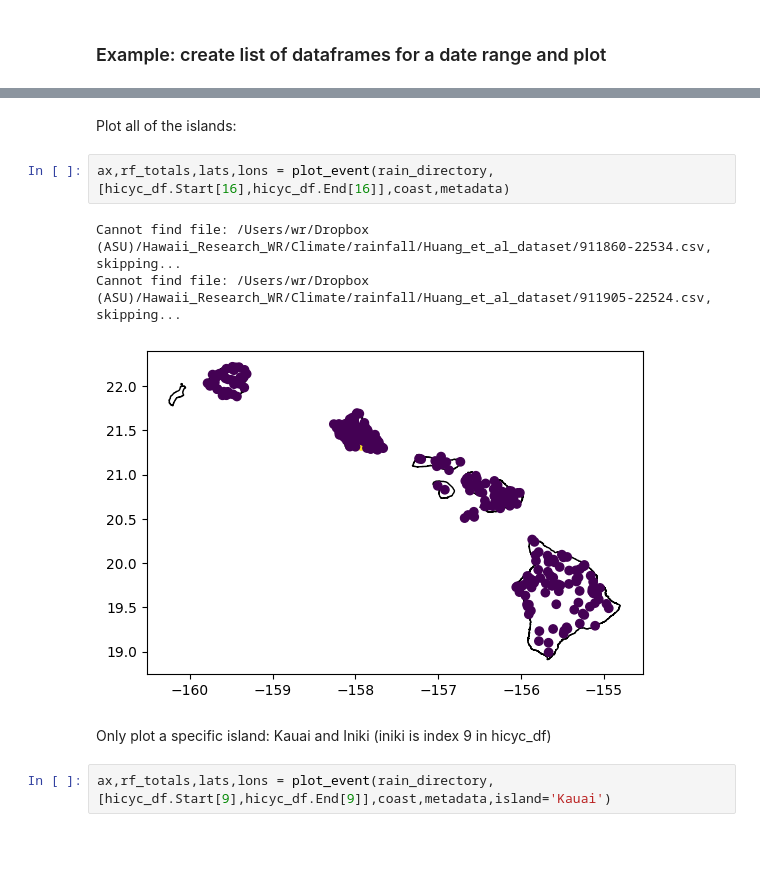
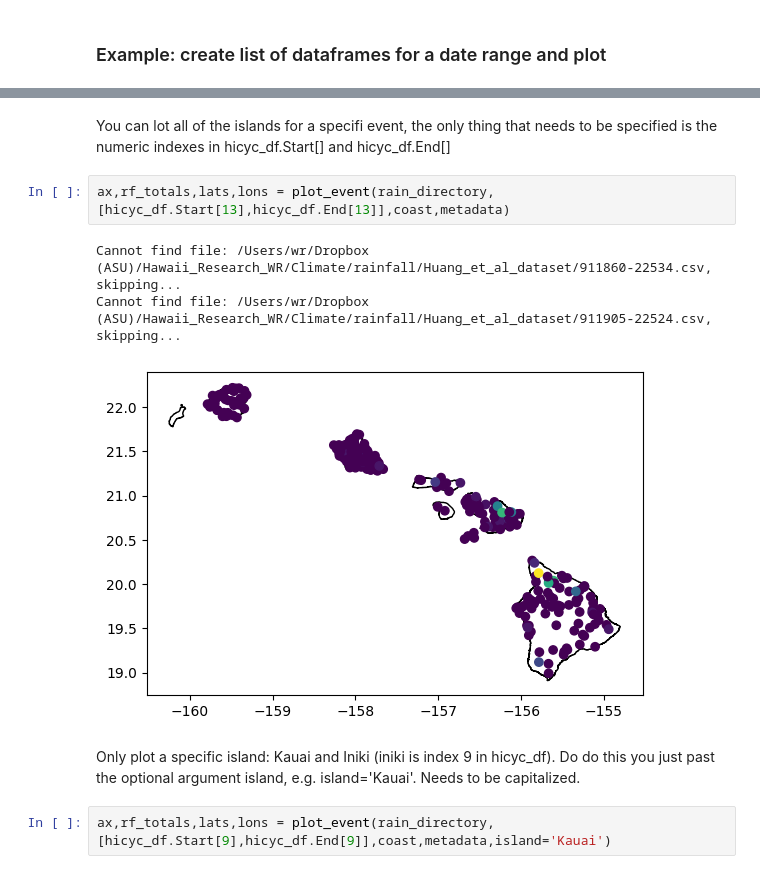
Before and after one commit to WrenRaming/hi-rain, a Jupyter notebook: rainfall_patterns.ipynb, the cells around one changed output, grey strips where cells are left out. Drawn from its saved outputs; the diff is of its cells as text; blank space fills up the shorter version.

```diff
--- a/rainfall_patterns.ipynb
+++ b/rainfall_patterns.ipynb
@@ -19,13 +48,13 @@ coast = gpd.read_file(f"{path_to_drop_box}/Dropbox (ASU)/Hawaii_Research_WR/GIS/
 # %% [markdown]
-Plot all of the islands:
+You can lot all of the islands for a specifi event, the only thing that needs to be specified is the numeric indexes in hicyc_df.Start[] and hicyc_df.End[]
 # %%
-ax,rf_totals,lats,lons = plot_event(rain_directory,[hicyc_df.Start[16],hicyc_df.End[16]],coast,metadata)
+ax,rf_totals,lats,lons = plot_event(rain_directory,[hicyc_df.Start[13],hicyc_df.End[13]],coast,metadata)
 # %% [output]
 Cannot find file: /Users/wr/Dropbox (ASU)/Hawaii_Research_WR/Climate/rainfall/Huang_et_al_dataset/911860-22534.csv, skipping...
 Cannot find file: /Users/wr/Dropbox (ASU)/Hawaii_Research_WR/Climate/rainfall/Huang_et_al_dataset/911905-22524.csv, skipping...
-[figure, old version]
+[figure, new version]
 # %% [markdown]
-Only plot a specific island: Kauai and Iniki (iniki is index 9 in hicyc_df)
+Only plot a specific island: Kauai and Iniki (iniki is index 9 in hicyc_df). Do do this you just past the optional argument island, e.g. island='Kauai'. Needs to be capitalized.
 # %%
 ax,rf_totals,lats,lons = plot_event(rain_directory,[hicyc_df.Start[9],hicyc_df.End[9]],coast,metadata,island='Kauai')
 # %% [output]
```
Also changed, not shown: parts of 5 cells of this notebook.
